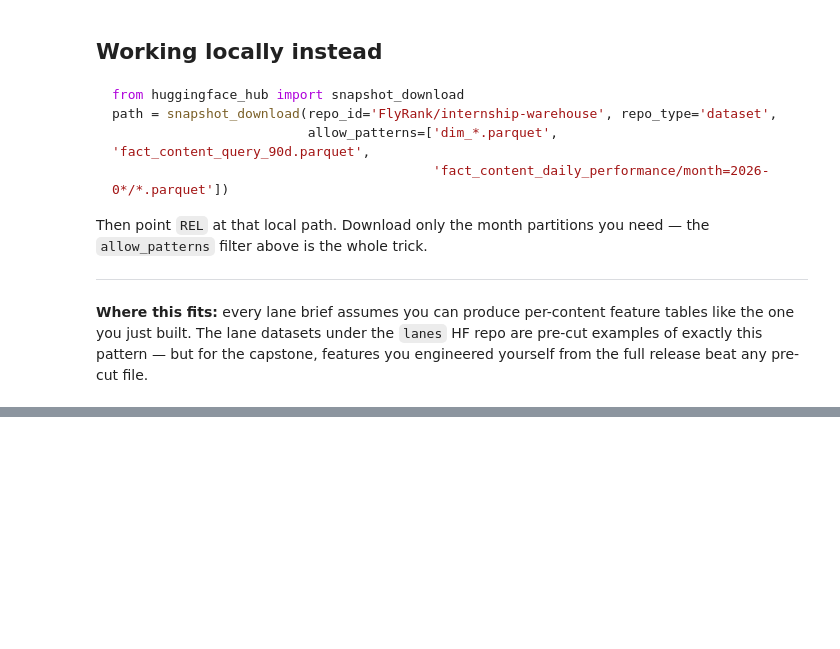
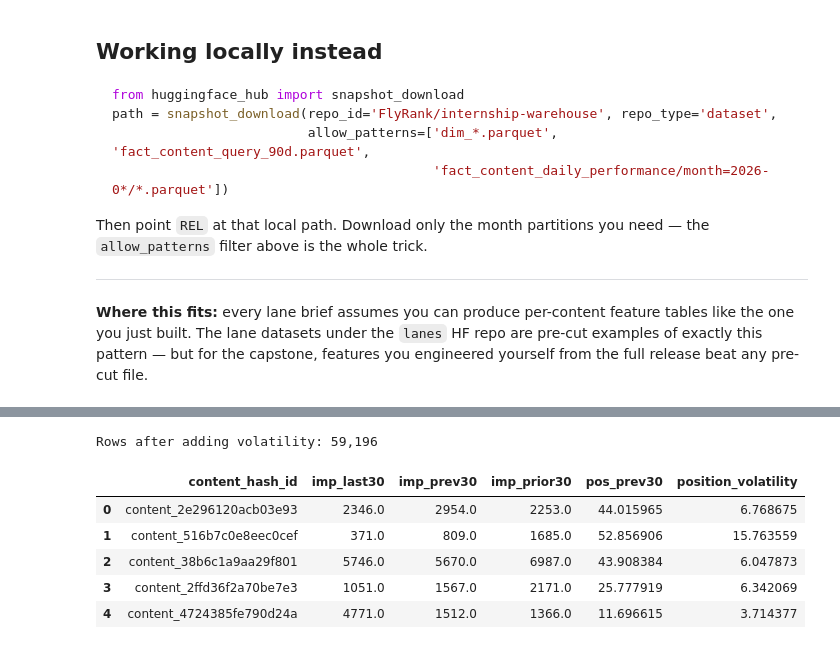
Before and after one commit to ShamKottish/FlyRankML, a Jupyter notebook: notebooks/03_working_with_the_full_release.ipynb, the cells around one changed output, grey strips where cells are left out. Drawn from its saved outputs; the diff is of its cells as text; code cells hidden in the pictures; blank space fills up the shorter version.

```diff
--- a/notebooks/03_working_with_the_full_release.ipynb
+++ b/notebooks/03_working_with_the_full_release.ipynb
@@ -183,0 +325,63 @@ release beat any pre-cut file.
+# %%
+# YOUR TURN 2:
+# Add position volatility from the PREVIOUS period only.
+# This avoids using the outcome window as a feature.
+
+position_volatility = con.sql(f"""
+    WITH bounds AS (
+        SELECT MAX(report_date) AS end_d
+        FROM {TABLES['fact_daily']}
+    )
+
+    SELECT
+        f.client_hash_id,
+        f.content_hash_id,
+
+        STDDEV_SAMP(
+            CASE
+                WHEN f.gsc_avg_position > 0
+                THEN f.gsc_avg_position
+            END
+        ) AS position_volatility
+
+    FROM {TABLES['fact_daily']} f, bounds b
+
+    WHERE
+        f.report_date > b.end_d - INTERVAL 60 DAY
+        AND f.report_date <= b.end_d - INTERVAL 30 DAY
+
+    GROUP BY
+        f.client_hash_id,
+        f.content_hash_id
+""").df()
+
+data_90d = features_90d.merge(
+    position_volatility,
+    on=["client_hash_id", "content_hash_id"],
+    how="left"
+)
+
+data_90d["position_volatility"] = (
+    data_90d["position_volatility"].fillna(0)
+)
+
+print(f"Rows after adding volatility: {len(data_90d):,}")
+
+data_90d[
+    [
+        "content_hash_id",
+        "imp_last30",
+        "imp_prev30",
+        "imp_prior30",
+        "pos_prev30",
+        "position_volatility",
+    ]
+].head()
+# %% [output]
+Rows after adding volatility: 59,196
+|  | content_hash_id | imp_last30 | imp_prev30 | imp_prior30 | pos_prev30 | position_volatility |
+| 0 | content_2e296120acb03e93 | 2346.0 | 2954.0 | 2253.0 | 44.015965 | 6.768675 |
+| 1 | content_516b7c0e8eec0cef | 371.0 | 809.0 | 1685.0 | 52.856906 | 15.763559 |
+| 2 | content_38b6c1a9aa29f801 | 5746.0 | 5670.0 | 6987.0 | 43.908384 | 6.047873 |
+| 3 | content_2ffd36f2a70be7e3 | 1051.0 | 1567.0 | 2171.0 | 25.777919 | 6.342069 |
+| 4 | content_4724385fe790d24a | 4771.0 | 1512.0 | 1366.0 | 11.696615 | 3.714377 |
```
Also changed, not shown: parts of 14 cells of this notebook.
